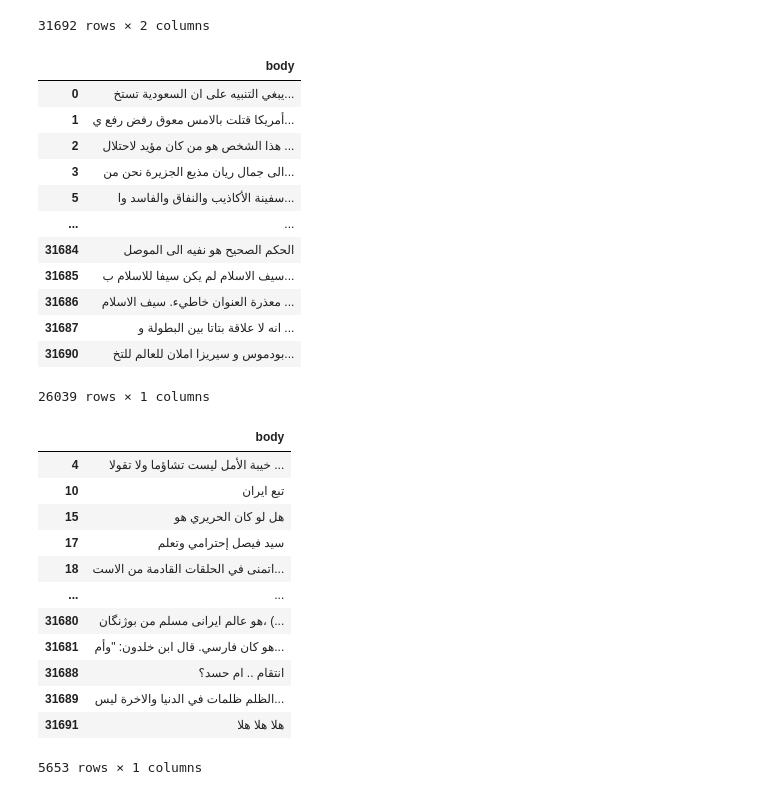
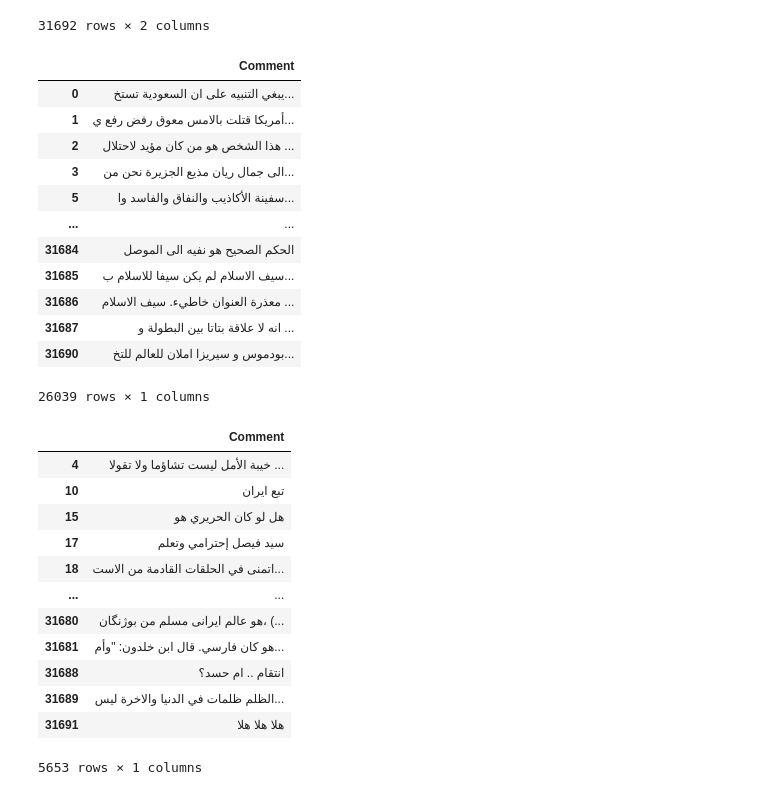
Before and after one commit to Strifee/offensive_Arabic, a Jupyter notebook: data_exploration.ipynb, the cells around one changed output. Saved outputs shown, nothing was run; the diff lists cells and outputs as text; code cells hidden in the pictures.

Commit message:
Data processing

```diff
--- a/data_exploration.ipynb
+++ b/data_exploration.ipynb
@@ -100,12 +115,14 @@ df2
 | 31691 | هلا هلا هلا | 0 |
 31692 rows × 2 columns
 # %%
-data_aj_off = df_aj.loc[df_aj['languagecomment'] != 0, ['body', 'languagecomment']]
-data_aj_not_off = df_aj.loc[df_aj['languagecomment'] == 0, ['body', 'languagecomment']]
+df2_off = df2.loc[df2['languagecomment'] != 0, ['body', 'languagecomment']]
+df2_not_off = df2.loc[df2['languagecomment'] == 0, ['body', 'languagecomment']]
 # %%
-data_aj_off.drop(columns='languagecomment')
+df2_off = df2_off.drop(columns='languagecomment')
+df2_off.columns = ['Comment']
+df2_off
 # %% [output]
-|  | body |
+|  | Comment |
 | 0 | يبغي التنبيه على ان السعودية تستخ... |
 | 1 | أمريكا قتلت بالامس معوق رفض رفع ي... |
 | 2 | هذا الشخص هو من كان مؤيد لاحتلال ... |
@@ -119,9 +136,11 @@ data_aj_off.drop(columns='languagecomment')
 | 31690 | بودموس و سیریزا املان للعالم للتخ... |
 26039 rows × 1 columns
 # %%
-data_aj_not_off.drop(columns='languagecomment')
+df2_not_off = df2_not_off.drop(columns='languagecomment')
+df2_not_off.columns = ['Comment']
+df2_not_off
 # %% [output]
-|  | body |
+|  | Comment |
 | 4 | خيبة الأمل ليست تشاؤما ولا تقولا ... |
 | 10 | تبع ايران |
 | 15 | هل لو كان الحريري هو |
```
Also changed, not shown: parts of 13 cells of this notebook, 4 other files.
